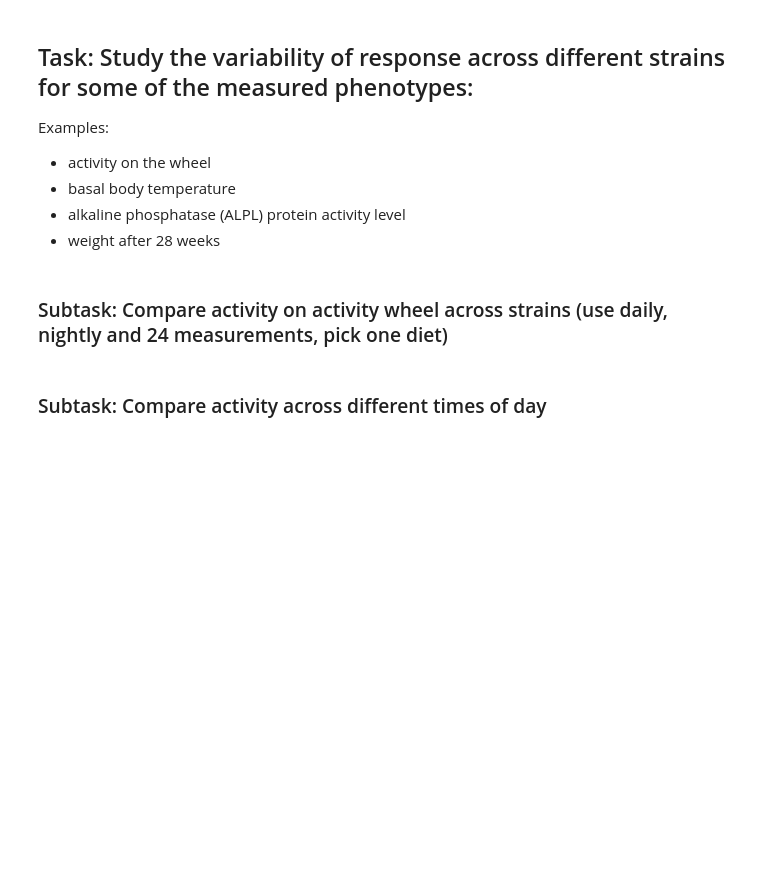
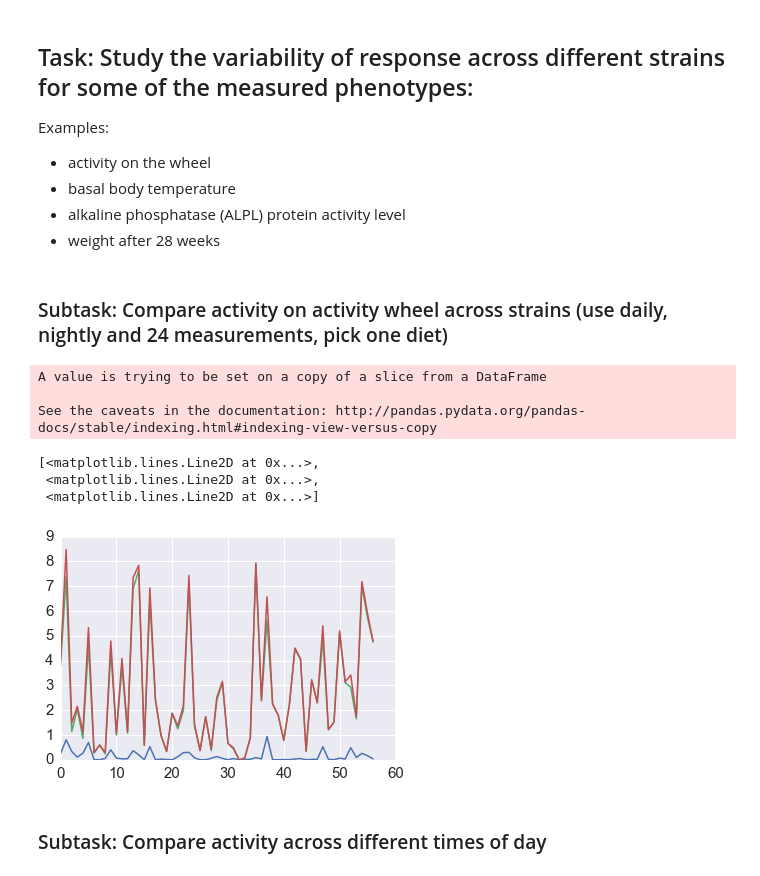
Before and after one commit to Telocontar/IntegratedBioinformatics, a Jupyter notebook: notebooks/Day2_Exploratory_Analysis.ipynb, the cells around one changed output. Cells and saved outputs as stored; diff of their text form; code cells hidden in the pictures; blank space fills up the shorter version.

```diff
--- a/notebooks/Day2_Exploratory_Analysis.ipynb
+++ b/notebooks/Day2_Exploratory_Analysis.ipynb
@@ -358,5 +374,26 @@ Examples:
 - weight after 28 weeks
 # %% [markdown]
 ### Subtask: Compare activity on activity wheel across strains (use daily, nightly and 24 measurements, pick one diet)
+# %%
+# get the sheet containing the activity measurements
+activity = phenotype_df["Activity Wheel"]
+
+# get all measurements for HFD diet
+hfd_diet = ["HFD_DayRun_ActivityWheel_[km]","HFD_NightRun_ActivityWheel_[km]","HFD_24hRun_ActivityWheel_[km]"]
+
+# replace invalid values
+temp_hfd_diet = activity[hfd_diet]
+temp_hfd_diet.replace('x', 0, inplace=True)
+
+# plot the measurements
+plt.plot(temp_hfd_diet)
+# %% [output]
+A value is trying to be set on a copy of a slice from a DataFrame
+
+See the caveats in the documentation: http://pandas.pydata.org/pandas-docs/stable/indexing.html#indexing-view-versus-copy
+[<matplotlib.lines.Line2D at 0x...>,
+ <matplotlib.lines.Line2D at 0x...>,
+ <matplotlib.lines.Line2D at 0x...>]
+[figure, added]
 # %% [markdown]
 ### Subtask: Compare activity across different times of day
```
Also changed, not shown: parts of 2 cells of this notebook.
